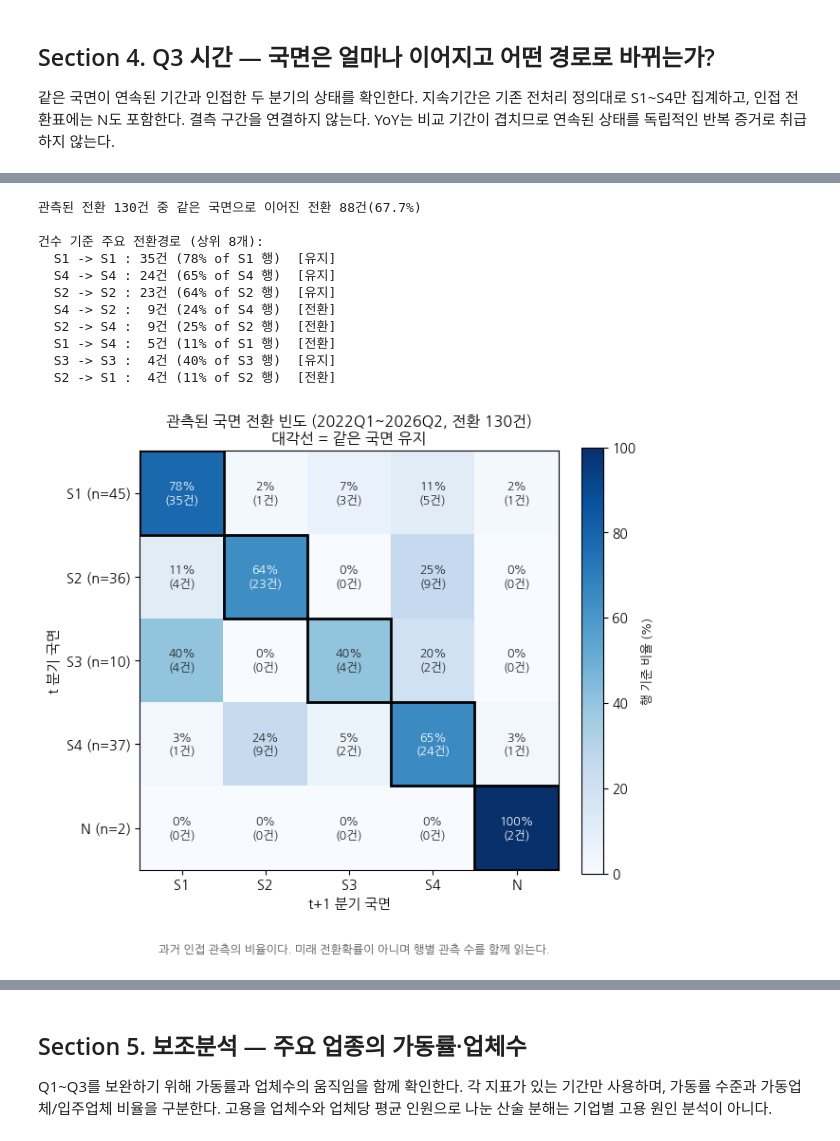
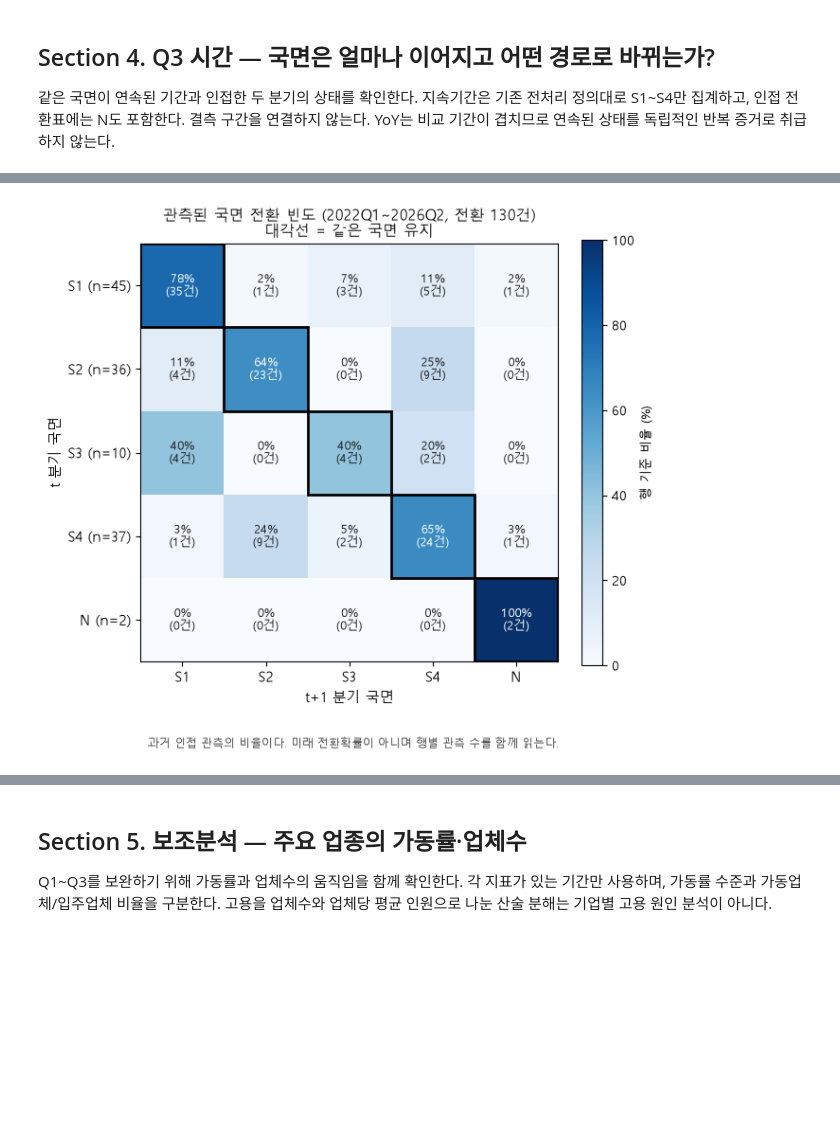
Before and after one commit to lcsvvo/Changwon-Industry-Employment-Monitor, a Jupyter notebook: notebooks/02_eda.ipynb, the cells around one changed output, grey strips where cells are left out. Cells and saved outputs as stored; diff of their text form; code cells hidden in the pictures; blank space fills up the shorter version.

Commit message:
refactor: clarify EDA flow and visualizations

```diff
--- a/notebooks/02_eda.ipynb
+++ b/notebooks/02_eda.ipynb
@@ -773,19 +1076,0 @@ plt.show()
-# %%
-print('업종별 국면 분포 (분기 수):')
-print(pd.crosstab(state.industry, state.state).reindex(IND_ORDER_EMP)
-      .reindex(columns=STATES6, fill_value=0).to_string())
-print()
-print('분기별 국면 분포 (업종 수):')
-print(pd.crosstab(state.quarter, state.state).reindex(QUARTERS)
-      .reindex(columns=STATES6, fill_value=0).to_string())
-print()
-emp_down = state[(state.employment_yoy < 0) & state.valid_state]
-simple_pct = (emp_down.production_yoy > 0).mean()
-weighted_pct = ((emp_down.production_yoy > 0) * emp_down.employment).sum() / emp_down.employment.sum()
-t4 = emp_down[emp_down.industry.isin(IND_ORDER_EMP[:4])]
-print(f'전체 관측기간 고용 감소 관측치(n={len(emp_down)}) 중 생산이 오히려 증가한 비율:')
-print(f'  단순 비율          : {simple_pct:.1%}')
-print(f'  고용 인원 가중      : {weighted_pct:.1%}')
-print(f'  상위 4개 업종 한정  : {(t4.production_yoy > 0).mean():.1%} (n={len(t4)})')
-results_summary['q1_history'] = {'n_down': len(emp_down), 'n_up_down': int((emp_down.production_yoy>0).sum()),
-    'simple_pct': float(simple_pct*100), 'weighted_pct': float(weighted_pct*100)}
@@ -809,0 +1077,16 @@ industry
+# %%
+emp_down = state[(state.employment_yoy < 0) & state.valid_state]
+simple_pct = (emp_down.production_yoy > 0).mean()
+weighted_pct = ((emp_down.production_yoy > 0) * emp_down.employment).sum() / emp_down.employment.sum()
+t4 = emp_down[emp_down.industry.isin(IND_ORDER_EMP[:4])]
+results_summary['q1_history'] = {
+    'n_down': len(emp_down),
+    'n_up_down': int((emp_down.production_yoy > 0).sum()),
+    'simple_pct': float(simple_pct * 100),
+    'weighted_pct': float(weighted_pct * 100),
+}
+print(f'전체 관측기간 고용 감소 {len(emp_down)}건 중 명목 생산액 증가 '
+      f'{int((emp_down.production_yoy > 0).sum())}건({simple_pct:.1%})')
+print(f'업종×분기 고용 인원 가중 비율 {weighted_pct:.1%}; 고용 상위 4개 업종 관측 비율 '
+      f'{(t4.production_yoy > 0).mean():.1%} (n={len(t4)})')
+print('관측 건수 비율과 고용 인원 가중 비율은 의미가 다르며, 반복 관측을 독립 표본으로 보지 않는다.')
@@ -1255,49 +1458,31 @@ fig, ax = plt.subplots(figsize=(6.6, 5.9))
 im = ax.imshow(mat_pct.values, cmap='Blues', vmin=0, vmax=100)
 ax.set_xticks(range(5)); ax.set_xticklabels(STATES5, fontsize=10.5)
 ax.set_yticks(range(5))
 ax.set_yticklabels([f'{s} (n={row_n[s]})' for s in STATES5], fontsize=10.5)
 ax.set_xlabel('t+1 분기 국면', fontsize=10.5)
 ax.set_ylabel('t 분기 국면', fontsize=10.5)
 for i in range(5):
     for j in range(5):
         pct, cnt = mat_pct.values[i, j], mat.values[i, j]
         ax.text(j, i, f'{pct:.0f}%\n({cnt}건)', ha='center', va='center', fontsize=9,
                 color='white' if pct > 55 else '#222222')
     ax.add_patch(Rectangle((i - 0.5, i - 0.5), 1, 1, fill=False, edgecolor='black', linewidth=2))
 cbar = plt.colorbar(im, ax=ax, fraction=0.046)
 cbar.set_label('행 기준 비율 (%)', fontsize=9)
 ax.set_title(f'관측된 국면 전환 빈도 ({QUARTERS[0]}~{LATEST}, 전환 {len(trans)}건)\n'
              '대각선 = 같은 국면 유지', fontsize=11.5)
 fig.text(0.5, -0.02,
          '과거 인접 관측의 비율이다. 미래 전환확률이 아니며 행별 관측 수를 함께 읽는다.',
          ha='center', fontsize=8.8, color='#555555')
 plt.tight_layout()
 save_fig(fig, 'Q3C_전환행렬')
 plt.show()
 
-print(f'관측된 전환 {len(trans)}건 중 같은 국면으로 이어진 전환 {diag}건({diag / len(trans):.1%})')
-print()
-print('건수 기준 주요 전환경로 (상위 8개):')
-paths = (trans.groupby(['state', 'next_state']).size().sort_values(ascending=False).head(8))
-for (a, b), n in paths.items():
-    tag = '유지' if a == b else '전환'
-    print(f'  {a} -> {b} : {n:2d}건 ({n / row_n[a]:.0%} of {a} 행)  [{tag}]')
 results_summary['q3'] = {'n_runs':len(runs), 'n_runs_2plus':int((runs.run_total_length>=2).sum()),
     'share_2plus_pct':float(share2plus), 'mean_run':float(runs.run_total_length.mean()),
     'max_run':int(runs.run_total_length.max()), 'n_adjacent':len(trans), 'n_same':int(diag),
     'same_pct':float(diag/len(trans)*100), 'current':[
         {'industry':i, 'state':r.state, 'length':None if pd.isna(r.run_length) else int(r.run_length)}
         for i,r in cur.iterrows()]}
 # %% [output]
-관측된 전환 130건 중 같은 국면으로 이어진 전환 88건(67.7%)
-
-건수 기준 주요 전환경로 (상위 8개):
-  S1 -> S1 : 35건 (78% of S1 행)  [유지]
-  S4 -> S4 : 24건 (65% of S4 행)  [유지]
-  S2 -> S2 : 23건 (64% of S2 행)  [유지]
-  S4 -> S2 :  9건 (24% of S4 행)  [전환]
-  S2 -> S4 :  9건 (25% of S2 행)  [전환]
-  S1 -> S4 :  5건 (11% of S1 행)  [전환]
-  S3 -> S3 :  4건 (40% of S3 행)  [유지]
-  S2 -> S1 :  4건 (11% of S2 행)  [전환]
-[figure, old version]
+[figure, new version]
```
Also changed, not shown: parts of 67 cells of this notebook, 2 other files.
